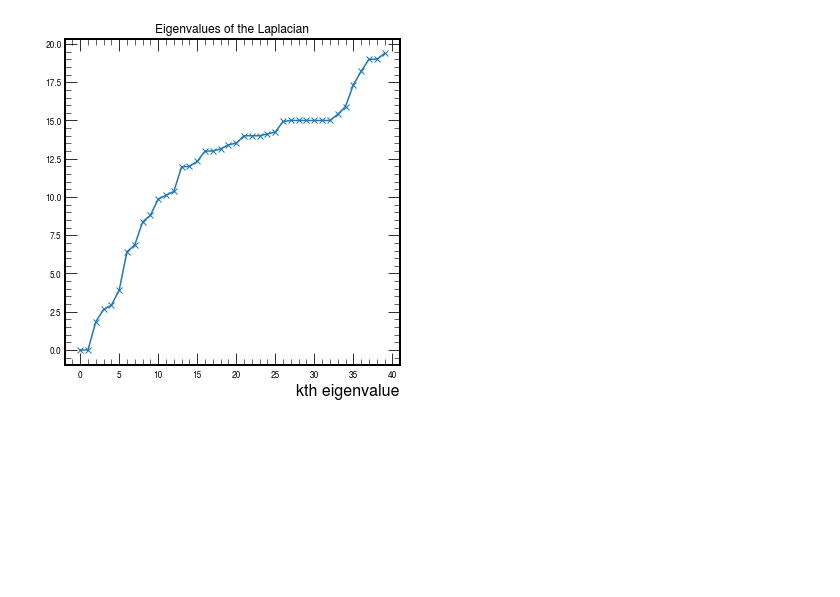
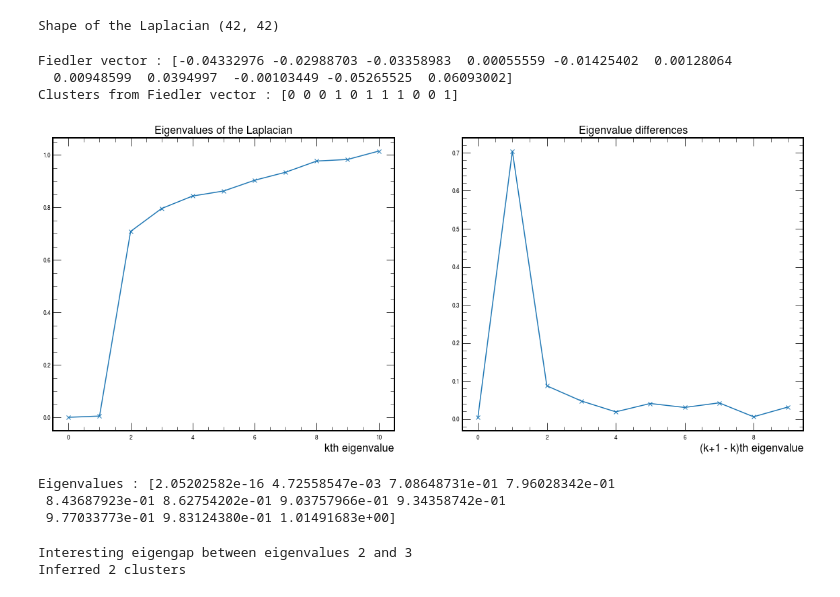
Before and after one commit to Abhirikshma/HackathonLinking, a Jupyter notebook: 3-Visualization.ipynb, the cells around one changed output. Drawn from its saved outputs; the diff is of its cells as text; code cells hidden in the pictures; blank space fills up the shorter version.

Commit message:
Changes in viz + add model class

```diff
--- a/3-Visualization.ipynb
+++ b/3-Visualization.ipynb
@@ -338,6 +308,0 @@ L = D - similarity # Graph Laplacian
-# %%
-eigvals, eigvecs = linalg.eig(L)
-keys = np.argsort(eigvals)
-eigvecs_sorted = eigvecs[keys]
-eigvals_sorted = eigvals[keys]
-cluster_labels = np.where(eigvecs_sorted[1] < 0, 0, 1) # eigvec for second lowest eigenval
@@ -382,0 +309,7 @@ truth cluster labels : [0. 0. 1. 1. 0. 1. 0. 0. 0. 0. 0. 1. 0. 1. 0. 0. 1. 0. 0.
+# %%
+# get the truth and predicted (weighted) adj matrices for the event
+adj_weighted, truth_adj = connectivity_matrix(modelLoad, testDataset, ev_vis, device)
+adj_unweigh = adj_weighted>0.6 # adj_unweigh is the thresholded matrix
+
+degree_unweigh = np.sum(adj_unweigh, axis = 1)
+degree_weighted = np.sum(adj_weighted, axis = 1)
@@ -383,9 +321,58 @@ truth cluster labels : [0. 0. 1. 1. 0. 1. 0. 0. 0. 0. 0. 1. 0. 1. 0. 0. 1. 0. 0.
+# %%
+D_unweigh = np.diag(degree_unweigh)
+D_weigh = np.diag(degree_weighted)
+
+L = D_weigh - adj_weighted # Laplacian
+print(f"Shape of the Laplacian {np.shape(L)}")
+# %% [output]
+Shape of the Laplacian (42, 42)
+# %%
+n_eigvals = min(np.shape(L)[0]-2, 10)
+try:
+    eigvals_sorted, eigvecs_sorted = linalg.eigh(L, D_weigh, subset_by_index = [0, n_eigvals]) # linalg.eigh(L,b = D_weigh) for generalized eigenvalue problem
+except linalg.LinAlgError:
+    print("LinAlgError: falling back to using unnormalized Laplacian!")
+    eigvals_sorted, eigvecs_sorted = linalg.eigh(L, subset_by_index = [0, n_eigvals])
+    #eigvals_sorted, eigvecs_sorted = linalg.eigh(L_masked, D_masked, subset_by_index = [0, n_eigvals])
+
+cluster_labels = np.where(eigvecs_sorted[1] < 0, 0, 1)
+print(f"Fiedler vector : {eigvecs_sorted[1]}")
+print(f"Clusters from Fiedler vector : {cluster_labels}")
+# %% [output]
+Fiedler vector : [-0.04332976 -0.02988703 -0.03358983  0.00055559 -0.01425402  0.00128064
+  0.00948599  0.0394997  -0.00103449 -0.05265525  0.06093002]
+Clusters from Fiedler vector : [0 0 0 1 0 1 1 1 0 0 1]
 # %%
-fig = plt.figure(figsize=(6,6))
-ax = fig.add_subplot()
+fig = plt.figure(figsize=(20,8))
+ax = fig.add_subplot(121)
 ax.plot(eigvals_sorted, marker="x")
 ax.set_xlabel("kth eigenvalue", fontsize = 16)
-ax.set_title("Eigenvalues of the Laplacian")
+ax.set_title("Eigenvalues of the Laplacian", fontsize = 16)
+ax = fig.add_subplot(122)
+ax.plot(np.diff(eigvals_sorted), marker='x')
+ax.set_xlabel("(k+1 - k)th eigenvalue", fontsize = 16)
+ax.set_title("Eigenvalue differences", fontsize = 16)
 plt.show()
+print(f"Eigenvalues : {eigvals_sorted}")
 # %% [output]
-[figure, old version]
+[figure, new version]
+Eigenvalues : [2.05202582e-16 4.72558547e-03 7.08648731e-01 7.96028342e-01
+ 8.43687923e-01 8.62754202e-01 9.03757966e-01 9.34358742e-01
+ 9.77033773e-01 9.83124380e-01 1.01491683e+00]
+# %%
+# get the number of clusters from the eigenvalue spectrum
+
+knee = 0
+for i, d in enumerate(np.diff(eigvals_sorted)):
+    if d > 0.2:
+        knee = i
+        if np.diff(eigvals_sorted)[i+1] > 3*d:
+            knee = knee + 1
+        break
+print(f"Interesting eigengap between eigenvalues {knee+1} and {knee+2}")
+
+n_clusters = knee + 1
+print(f"Inferred {n_clusters} clusters")
+# %% [output]
+Interesting eigengap between eigenvalues 2 and 3
+Inferred 2 clusters
```
Also changed, not shown: parts of 25 cells of this notebook, 4 other files.
